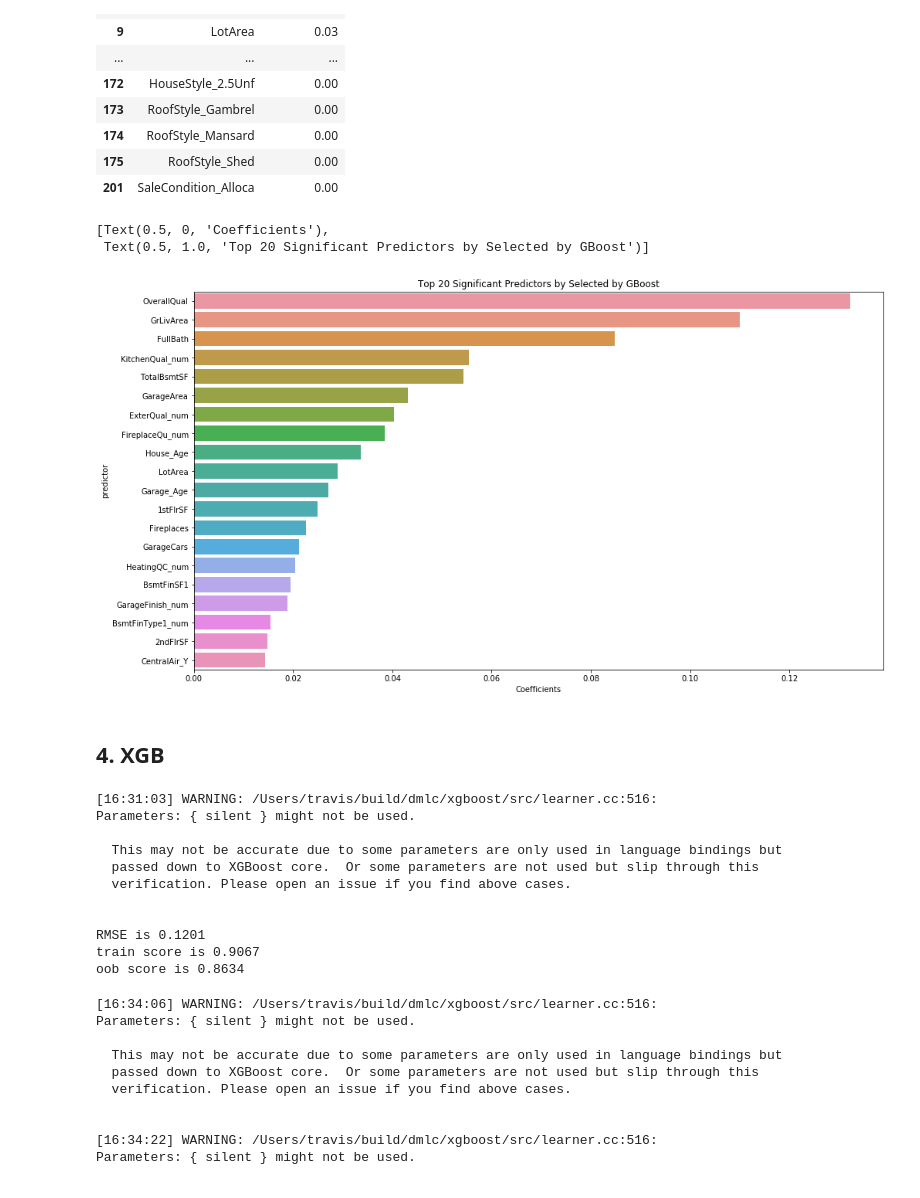
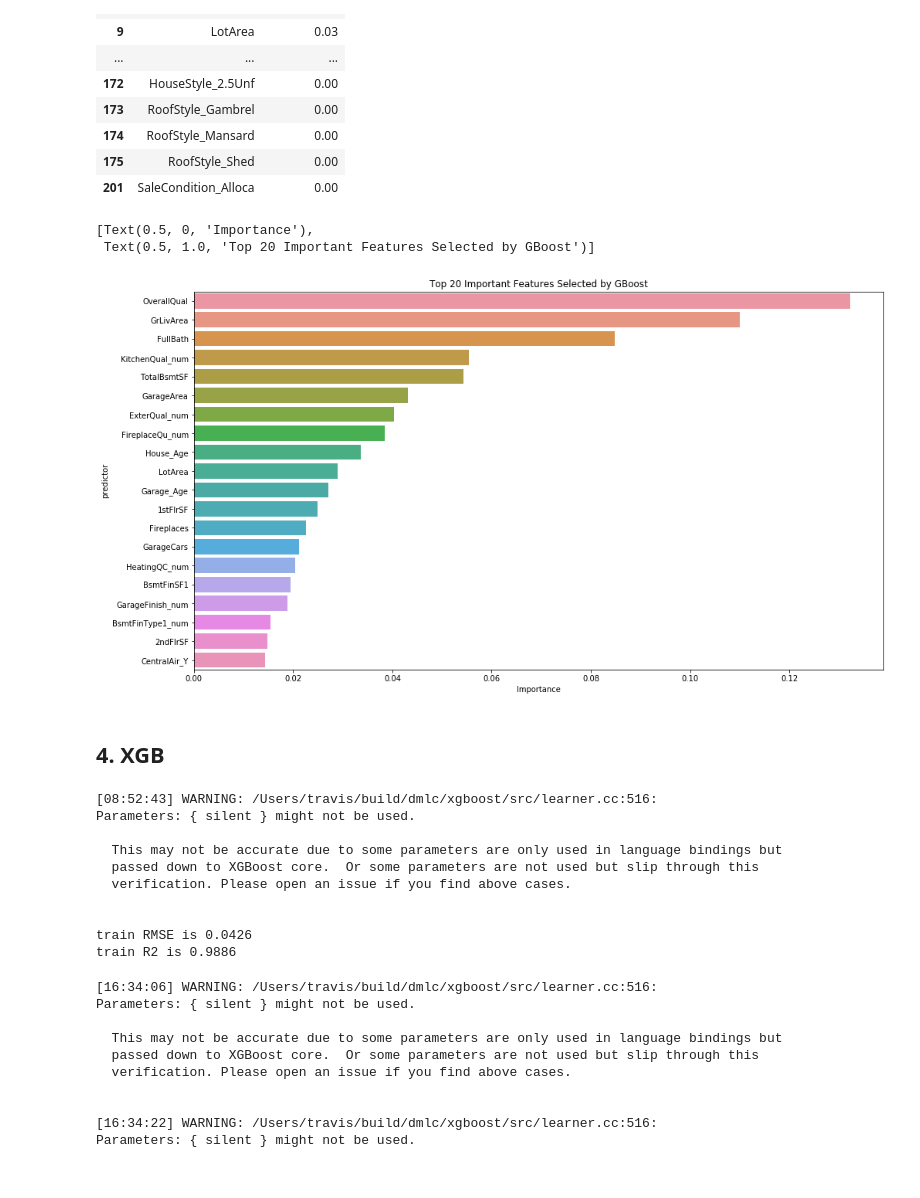
Before and after one commit to rabujamra/MachineLearning, a Jupyter notebook: ML_Project_Modeling.ipynb, the cells around one changed output. Cells and saved outputs as stored; diff of their text form; code cells hidden in the pictures.

```diff
--- a/ML_Project_Modeling.ipynb
+++ b/ML_Project_Modeling.ipynb
@@ -410,13 +402,13 @@ display(gbm_feature_imp)
 # %%
 # plot of top significant coefficients
 plot_df = gbm_feature_imp.head(20)
 ax = sns.barplot(y = plot_df.predictor, x = "importance", data = plot_df)
-ax.set(xlabel = "Coefficients", title = "Top 20 Significant Predictors by Selected by GBoost")
+ax.set(xlabel = "Importance", title = "Top 20 Important Features Selected by GBoost")
 #plt.savefig("../output/lasso_coef_imp_top20.png", bbox_inches = "tight")
 # %% [output]
-[Text(0.5, 0, 'Coefficients'),
- Text(0.5, 1.0, 'Top 20 Significant Predictors by Selected by GBoost')]
+[Text(0.5, 0, 'Importance'),
+ Text(0.5, 1.0, 'Top 20 Important Features Selected by GBoost')]
-[figure, old version]
+[figure, new version]
 # %% [markdown]
 ## 4. XGB
 # %%
@@ -431,12 +423,12 @@ model_xgb = xgb.XGBRegressor(colsample_bytree=0.4, gamma=0.0,
 # %%
 model_xgb.fit(x_train, y_train)
 xgb_pred_train = model_xgb.predict(x_train)
-MSE = np.sqrt(-mean_squared_error(y_train, xgb_pred_train))
-print(f"RMSE is {RMSE}")
-print("train score is", round(model_rf.score(x_train, y_train), ndigits = 4))
-print("oob score is", round(model_rf.oob_score_, ndigits = 4))
+xgb_score_1 = round(np.sqrt(mean_squared_error(y_train, xgb_pred_train)), 4)
+xgb_score_r2_1 = round(model_xgb.score(x_train, y_train), 4)
+print(f"train RMSE is {xgb_score_1}")
+print("train R2 is", xgb_score_r2_1)
 # %% [output]
-[16:31:03] WARNING: /Users/travis/build/dmlc/xgboost/src/learner.cc:516:
+[08:52:43] WARNING: /Users/travis/build/dmlc/xgboost/src/learner.cc:516:
 Parameters: { silent } might not be used.
 
   This may not be accurate due to some parameters are only used in language bindings but
@@ -444,8 +436,7 @@ Parameters: { silent } might not be used.
   verification. Please open an issue if you find above cases.
 
 
-RMSE is 0.1201
-train score is 0.9067
-oob score is 0.8634
+train RMSE is 0.0426
+train R2 is 0.9886
 # %%
 xgb_score = np.sqrt(-cross_val_score(model_xgb, x_train, y_train, scoring = 'neg_mean_squared_error', cv = kf).mean())
```
Also changed, not shown: parts of 26 cells of this notebook, 1 other file.
